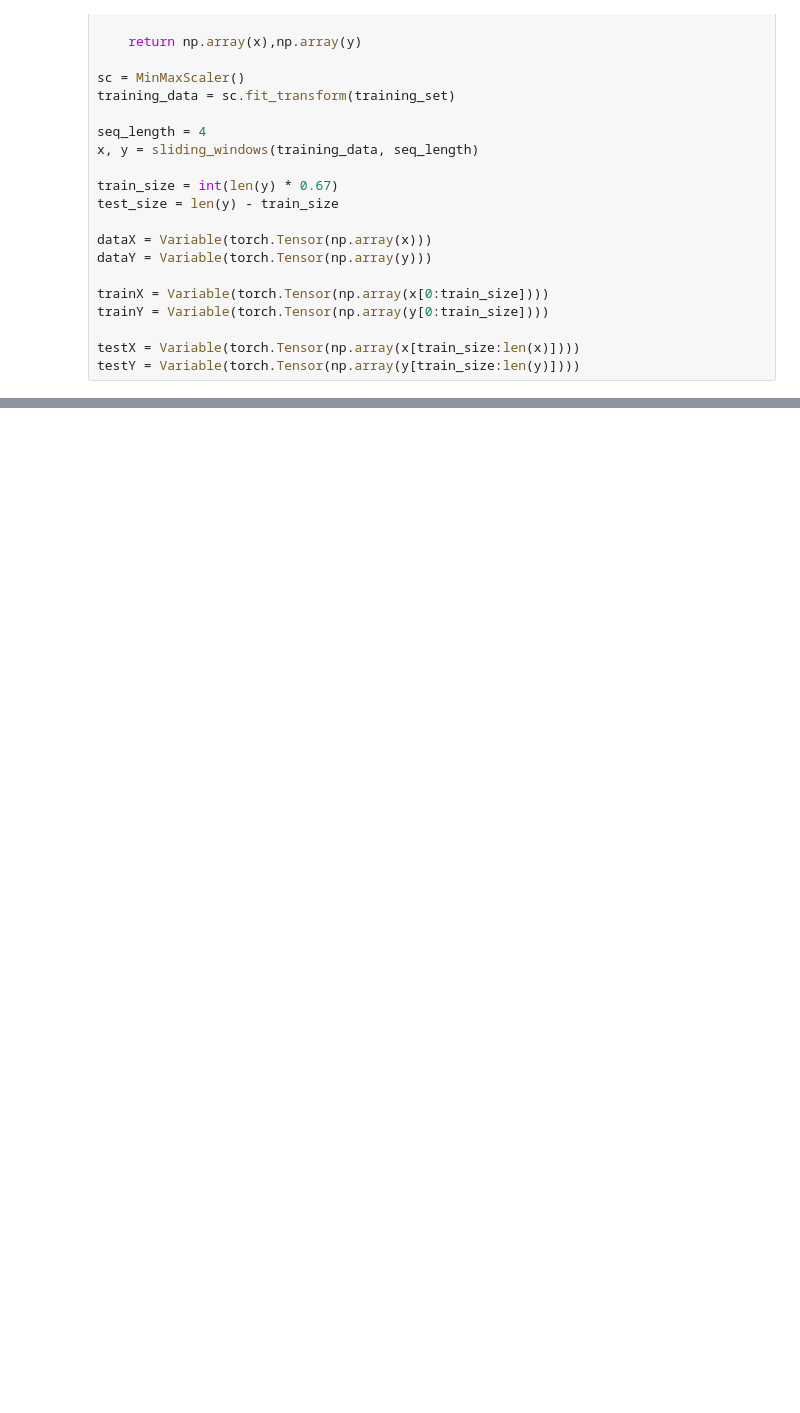
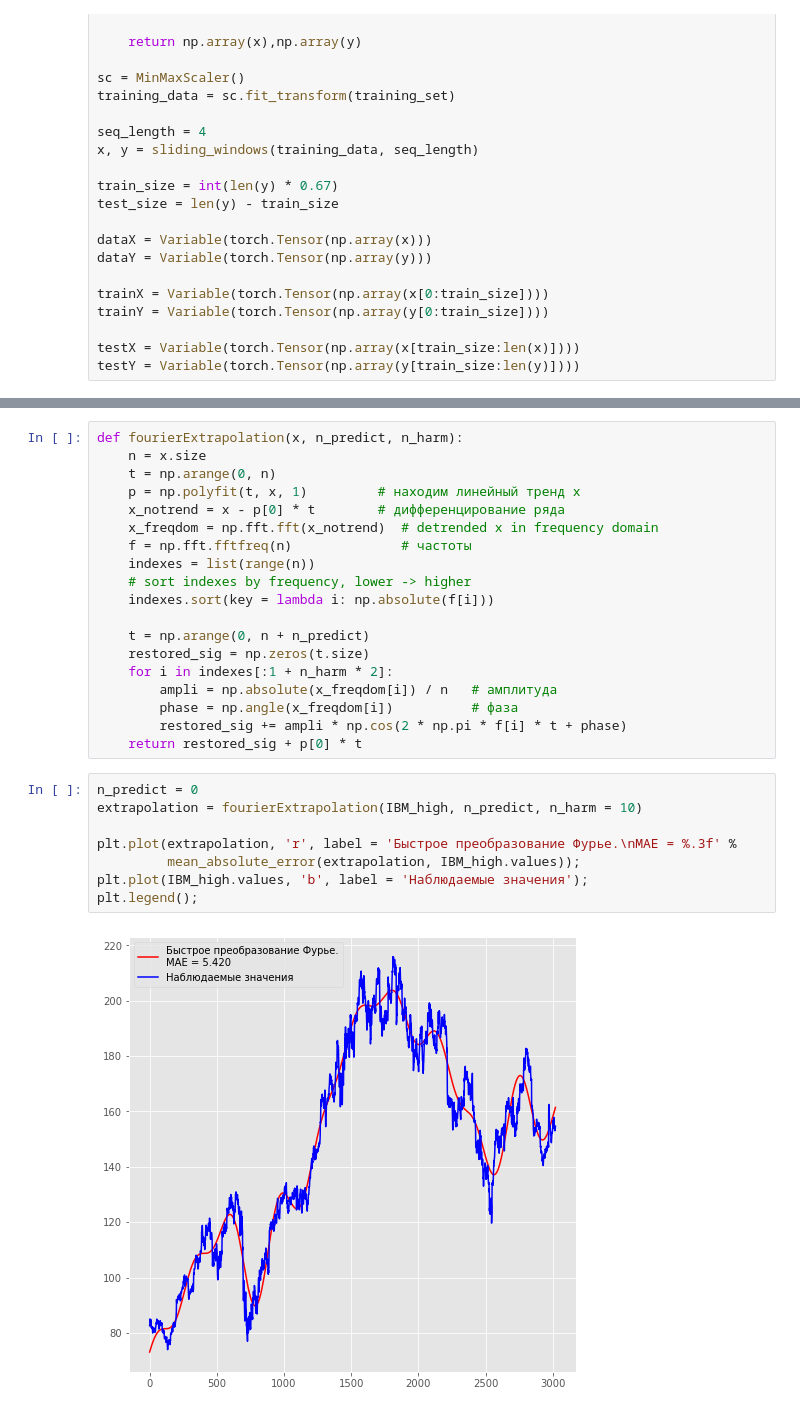
Before and after one commit to LuxAeterna311/DS-researches, a Jupyter notebook: Stocks analysis.ipynb, the cells around one changed output, grey strips where cells are left out. Saved outputs shown, nothing was run; the diff lists cells and outputs as text; blank space fills up the shorter version.

```diff
--- a/Stocks analysis.ipynb
+++ b/Stocks analysis.ipynb
@@ -695,0 +701,29 @@ plt.show()
+# %%
+def fourierExtrapolation(x, n_predict, n_harm):
+    n = x.size
+    t = np.arange(0, n)
+    p = np.polyfit(t, x, 1)         # находим линейный тренд x
+    x_notrend = x - p[0] * t        # дифференцирование ряда
+    x_freqdom = np.fft.fft(x_notrend)  # detrended x in frequency domain
+    f = np.fft.fftfreq(n)              # частоты
+    indexes = list(range(n))
+    # sort indexes by frequency, lower -> higher
+    indexes.sort(key = lambda i: np.absolute(f[i]))
+
+    t = np.arange(0, n + n_predict)
+    restored_sig = np.zeros(t.size)
+    for i in indexes[:1 + n_harm * 2]:
+        ampli = np.absolute(x_freqdom[i]) / n   # амплитуда
+        phase = np.angle(x_freqdom[i])          # фаза
+        restored_sig += ampli * np.cos(2 * np.pi * f[i] * t + phase)
+    return restored_sig + p[0] * t
+# %%
+n_predict = 0
+extrapolation = fourierExtrapolation(IBM_high, n_predict, n_harm = 10)
+
+plt.plot(extrapolation, 'r', label = 'Быстрое преобразование Фурье.\nMAE = %.3f' %
+         mean_absolute_error(extrapolation, IBM_high.values));
+plt.plot(IBM_high.values, 'b', label = 'Наблюдаемые значения');
+plt.legend();
+# %% [output]
+[figure, added]
```
Also changed, not shown: parts of 10 cells of this notebook.
